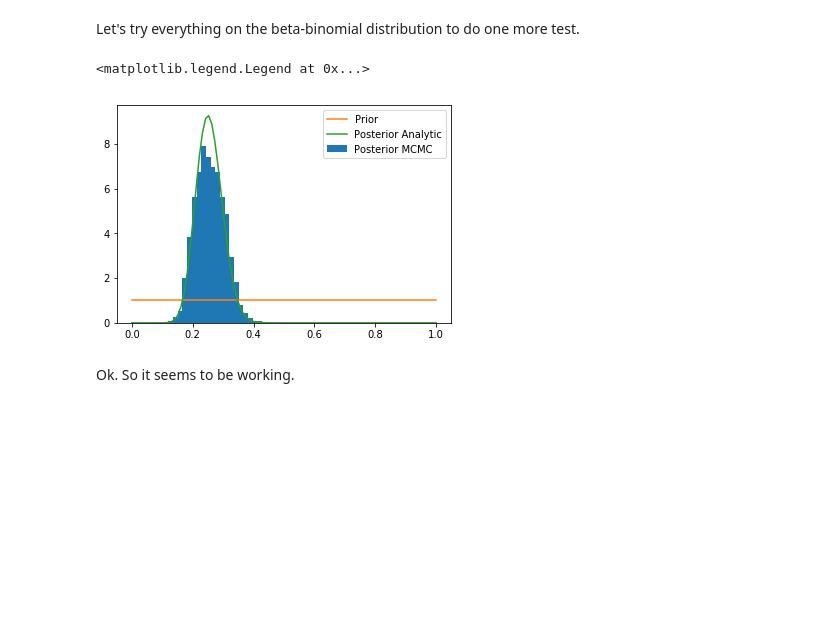
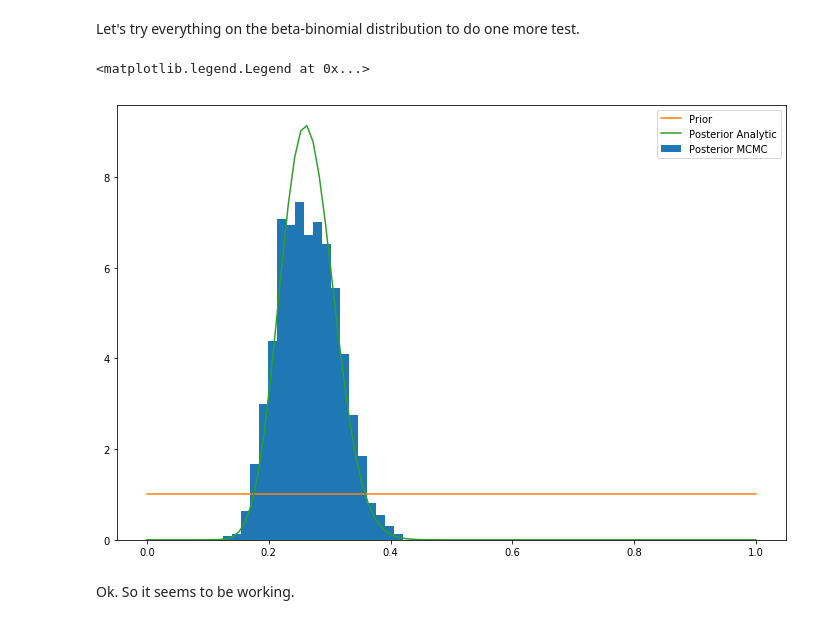
Before and after one commit to briandalessandro/explorations, a Jupyter notebook: Bayes/MCMC/Logistic_Regression_MCMC.ipynb, the cells around one changed output. Cells and saved outputs as stored; diff of their text form; code cells hidden in the pictures; blank space fills up the shorter version.

```diff
--- a/Bayes/MCMC/Logistic_Regression_MCMC.ipynb
+++ b/Bayes/MCMC/Logistic_Regression_MCMC.ipynb
@@ -243,0 +266,31 @@ make_some_plots(mh_norm2, lr1)
+# %%
+def prediction_posterior(post_a, post_b, xs):
+    alpha = np.random.choice(post_a, size=1)[0]
+    beta = np.random.choice(post_b, size=1)[0]
+    return 1 / (1+np.exp(-1*(alpha + xs*beta)))
+
+
+xs = np.linspace(-5,5,100)
+
+n=100
+ps = []
+for i in range(n):
+    ps.append(prediction_posterior(np.array(mh_norm2.accepted)[-3000:,0],
+                             np.array(mh_norm2.accepted)[-3000:,1],
+                             xs))
+
+
+ps = np.array(ps)
+
+fig = plt.figure(figsize=(12,5))
+for i in range(n):
+    plt.plot(xs, ps[i,:], 'gray', '.',linewidth=1,markersize=1)
+
+plt.plot(xs,ps.mean(axis=0), 'r', label='Posterior Mean', linewidth=3)
+plt.plot(xs, 1/(1+np.exp(-1*(truth[0]+truth[1]*xs))), 'black', linewidth=3,
+         label='Truth')
+
+plt.plot(df_s.X_1, df_s.Y,'.', label='Data')
+
+plt.title('Predictions and Their Uncertainty')
+plt.legend()
@@ -321,15 +425,16 @@ mh_b.gen_n_samples(2000, d1)
 # %%
 lin = np.linspace(0,1,100)
 
+plt.figure(figsize=(12,8))
 n = d1.shape[0]
 x = d1['Y'].sum()
-last = 1000
+last = 5000
 h = plt.hist(np.array(mh_b.accepted)[-last:], density=True, label='Posterior MCMC', bins=20)
 plt.plot(lin, beta.pdf(lin,1,1), label='Prior')
 plt.plot(lin, beta.pdf(lin,1+x,1+n-x), label='Posterior Analytic')
 plt.legend()
 # %% [output]
 <matplotlib.legend.Legend at 0x...>
-[figure, old version]
+[figure, new version]
 # %% [markdown]
 Ok. So it seems to be working.
```
Also changed, not shown: parts of 20 cells of this notebook.
